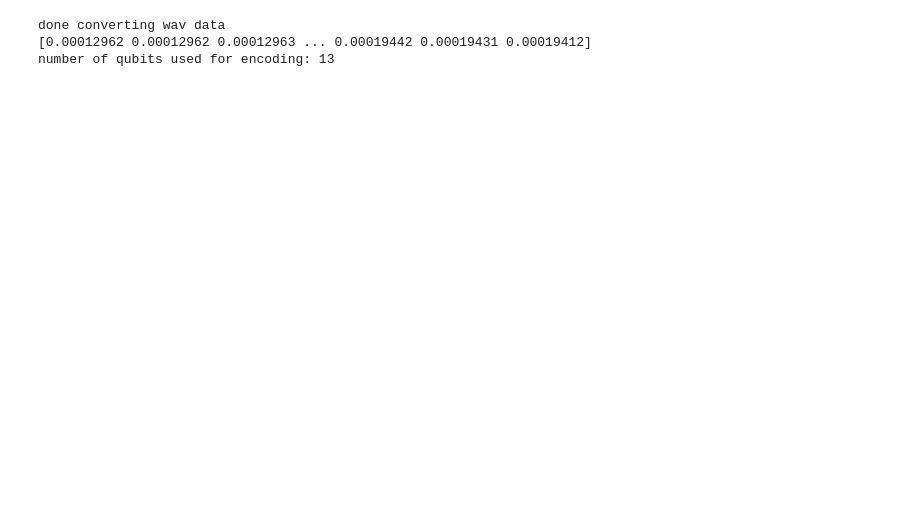
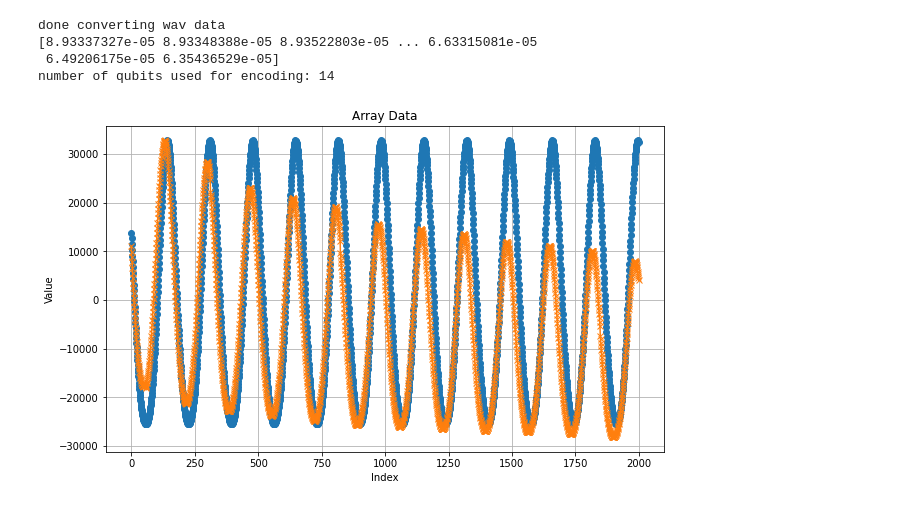
Before and after one commit to Kuift/Quantum_Synth, a Jupyter notebook: simon_rd.ipynb, the cells around one changed output. Drawn from its saved outputs; the diff is of its cells as text; code cells hidden in the pictures; blank space fills up the shorter version.

```diff
--- a/simon_rd.ipynb
+++ b/simon_rd.ipynb
@@ -27,7 +27,7 @@ def convert_to_8bit(data):
     data = ((data - data.min()) / (data.max() - data.min()) * 255 - 128).astype(np.int8)
     return data
 
-filename = 'qhack_demo7_very_short.wav'  # Specify your input file name here
+filename = 'qhack_demo6_short.wav'  # Specify your input file name here
 sample_rate, original_data = load_wav(filename)
 
 print("done converting wav data")
@@ -59,5 +59,53 @@ nb_qubits = math.ceil(np.log2(length))
 print(f"number of qubits used for encoding: {nb_qubits}")
 # %% [output]
 done converting wav data
-[0.00012962 0.00012962 0.00012963 ... 0.00019442 0.00019431 0.00019412]
-number of qubits used for encoding: 13
+[8.93337327e-05 8.93348388e-05 8.93522803e-05 ... 6.63315081e-05
+ 6.49206175e-05 6.35436529e-05]
+number of qubits used for encoding: 14
+# %%
+dev = qml.device('default.qubit', wires=nb_qubits)
+
+
+# Prepare your carrier wave (simplified example)
+carrier_frequency = 0.1 # Low frequency
+time = np.linspace(0, 1, len(features)) # Assuming 'features' is your audio signal array
+sine = np.sin(2 * np.pi * carrier_frequency * time)
+
+@qml.qnode(dev)
+def circuit(f=None):
+    qml.AmplitudeEmbedding(features=f, wires=range(nb_qubits), pad_with=0,normalize=True)
+
+    return qml.probs(wires=range(nb_qubits))
+
+@qml.qnode(dev)
+def circuit2(f=None):
+    qml.AmplitudeEmbedding(features=f, wires=range(nb_qubits), pad_with=0,normalize=True)
+
+    qml.QFT(wires=range(nb_qubits))
+
+    for i in range(nb_qubits):
+        qml.PhaseShift(0.1, wires=i)
+
+    qml.adjoint(qml.QFT)(wires=range(nb_qubits))
+
+    return qml.probs(wires=range(nb_qubits))
+
+results = circuit(features)
+results = results[200:-200]
+results2 = circuit2(features)
+results2 = results2[200:-200]
+#print(f"encoding result: {results}")
+normalized_results = ((results - np.min(results)) / (np.max(results) - np.min(results))) * (32767 + 32768) - 32768
+normalized_results2 = ((results2 - np.min(results2)) / (np.max(results2) - np.min(results2))) * (32767 + 32768) - 32768
+
+# Create a graph to display the data
+plt.figure(figsize=(10, 6))
+plt.plot(normalized_results[0:2000], marker='o')
+plt.plot(normalized_results2[0:2000], marker='x')
+plt.title("Array Data")
+plt.xlabel("Index")
+plt.ylabel("Value")
+plt.grid(True)
+plt.show()
+# %% [output]
+[figure, added]
```
Also changed, not shown: parts of 3 cells of this notebook, 18 other files.
